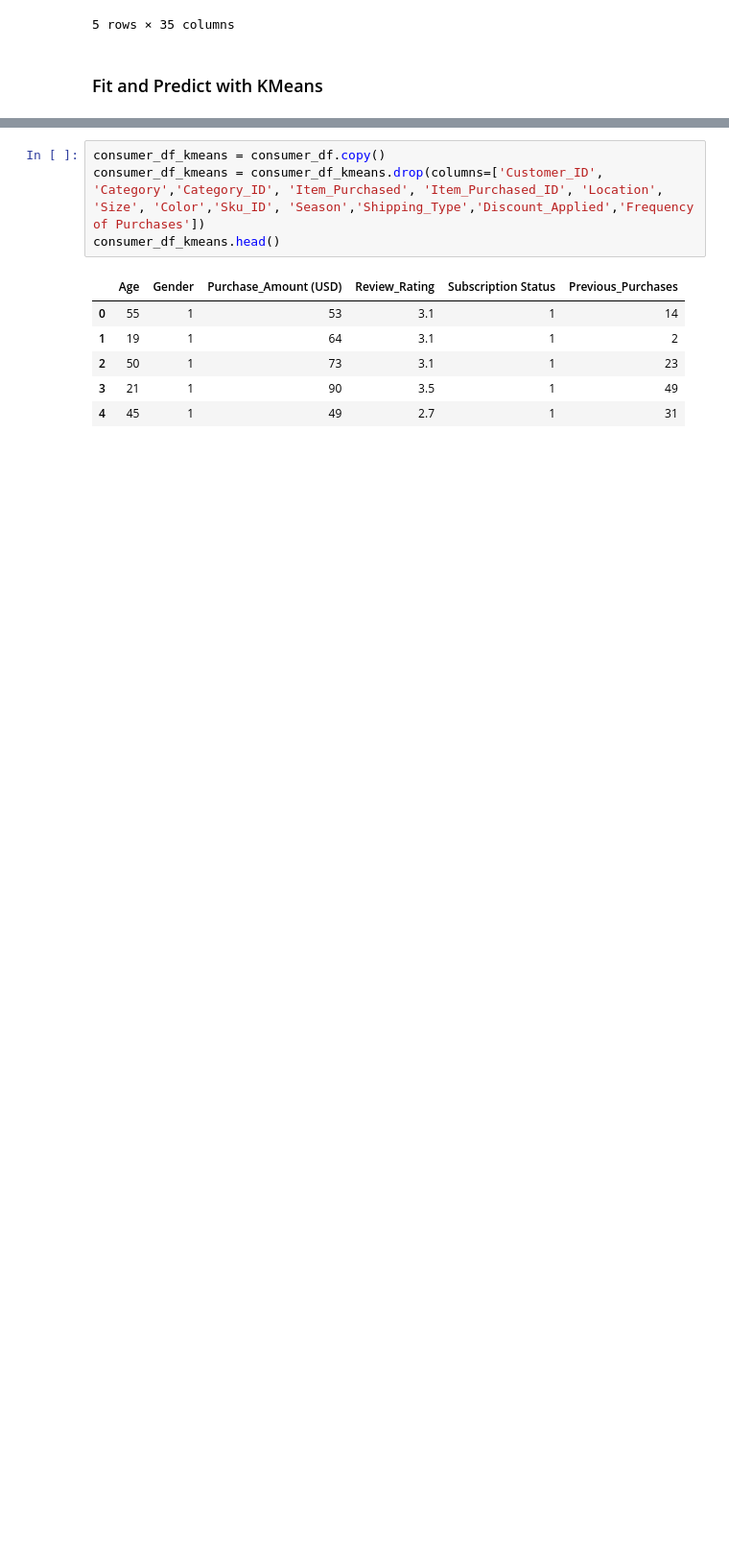
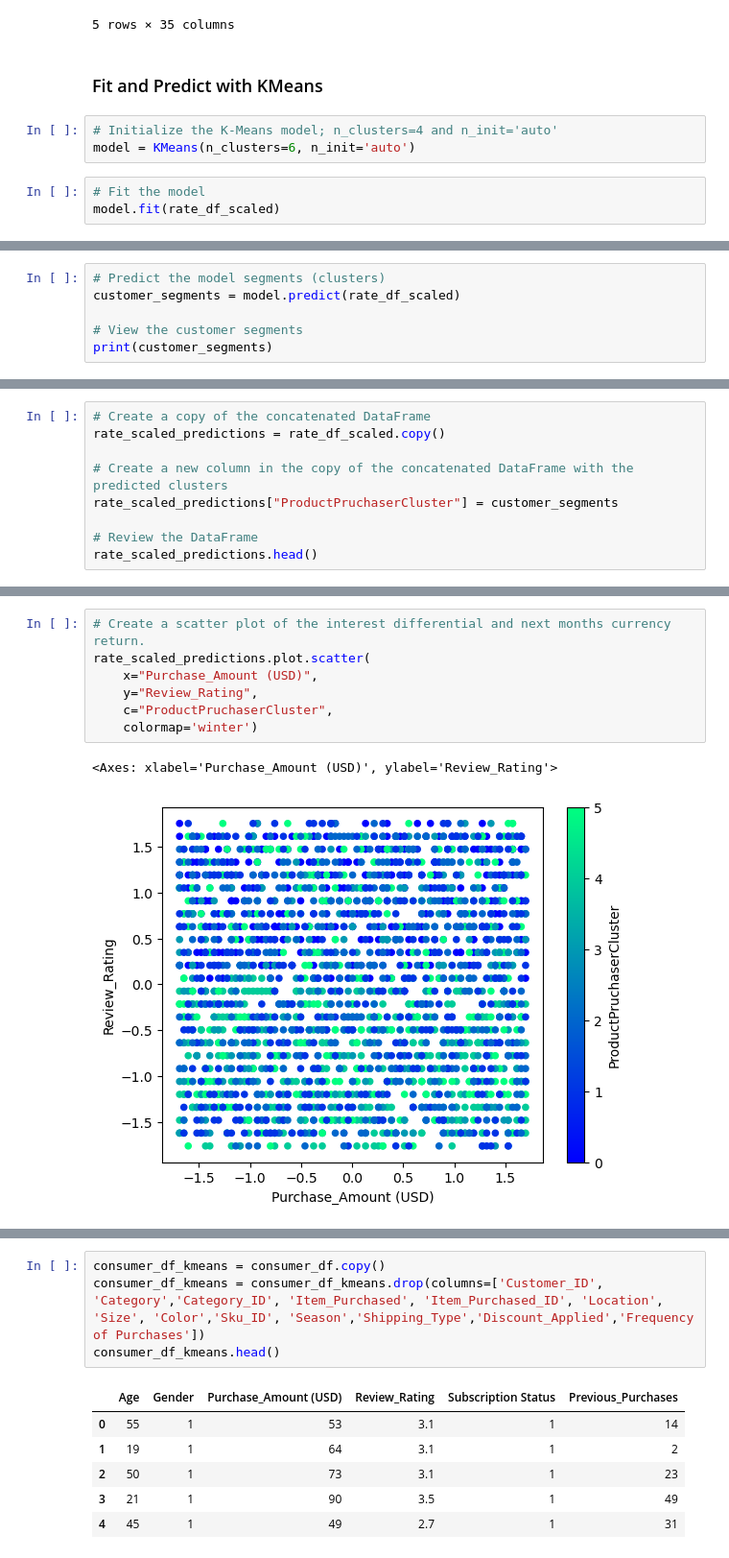
Before and after one commit to kylekerner/project2, a Jupyter notebook: project2.ipynb, the cells around one changed output, grey strips where cells are left out. Shown at 96% size. Drawn from its saved outputs; the diff is of its cells as text; blank space fills up the shorter version.

Commit message:
add code for clustering

```diff
--- a/project2.ipynb
+++ b/project2.ipynb
@@ -386,3 +387,9 @@ rate_df_scaled.head()
 5 rows × 35 columns
 # %% [markdown]
 ### Fit and Predict with KMeans
+# %%
+# Initialize the K-Means model; n_clusters=4 and n_init='auto'
+model = KMeans(n_clusters=6, n_init='auto')
+# %%
+# Fit the model
+model.fit(rate_df_scaled)
@@ -388,0 +398,6 @@ rate_df_scaled.head()
+# %%
+# Predict the model segments (clusters)
+customer_segments = model.predict(rate_df_scaled)
+
+# View the customer segments
+print(customer_segments)
@@ -388,0 +406,9 @@ rate_df_scaled.head()
+# %%
+# Create a copy of the concatenated DataFrame
+rate_scaled_predictions = rate_df_scaled.copy()
+
+# Create a new column in the copy of the concatenated DataFrame with the predicted clusters
+rate_scaled_predictions["ProductPruchaserCluster"] = customer_segments
+
+# Review the DataFrame
+rate_scaled_predictions.head()
@@ -388,0 +437,10 @@ rate_df_scaled.head()
+# %%
+# Create a scatter plot of the interest differential and next months currency return.
+rate_scaled_predictions.plot.scatter(
+    x="Purchase_Amount (USD)",
+    y="Review_Rating",
+    c="ProductPruchaserCluster",
+    colormap='winter')
+# %% [output]
+<Axes: xlabel='Purchase_Amount (USD)', ylabel='Review_Rating'>
+[figure, added]
```
Also changed, not shown: parts of 34 cells of this notebook.
